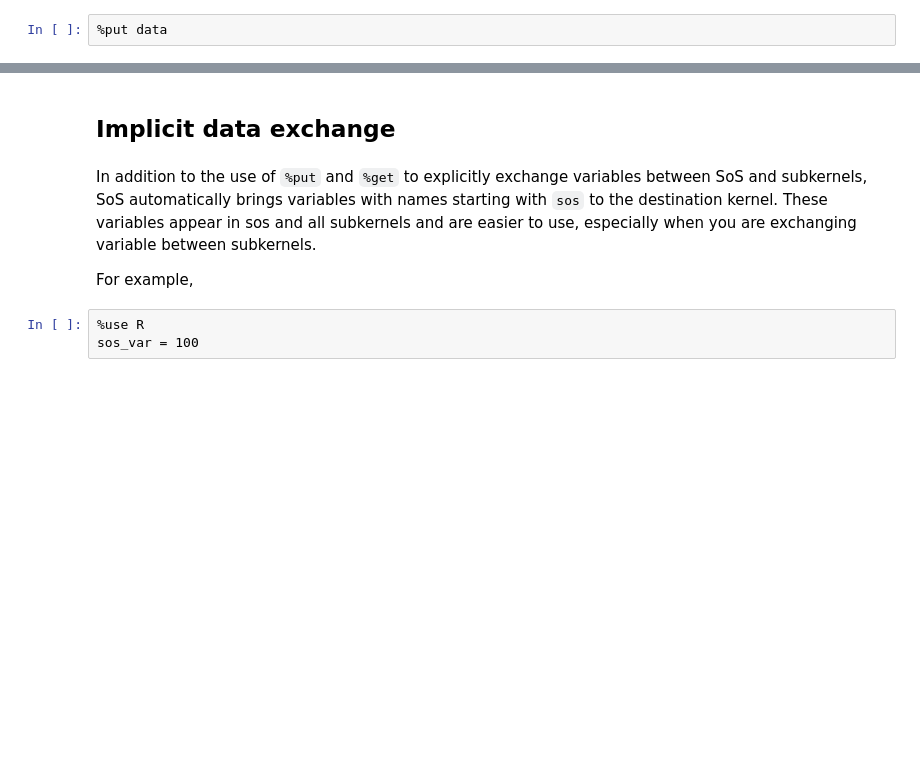
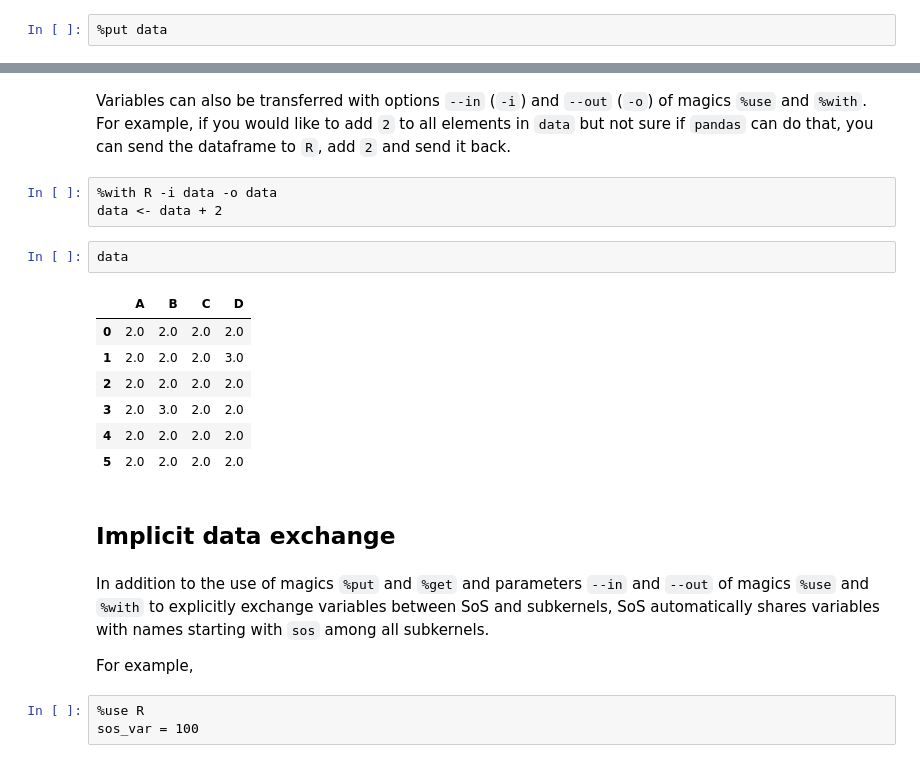
Before and after one commit to jirikuncar/SOS, a Jupyter notebook: docs/src/documentation/Notebook_Interface.ipynb, the cells around one changed output, grey strips where cells are left out. Saved outputs shown, nothing was run; the diff lists cells and outputs as text; blank space fills up the shorter version.

```diff
--- a/docs/src/documentation/Notebook_Interface.ipynb
+++ b/docs/src/documentation/Notebook_Interface.ipynb
@@ -161,7 +163,22 @@ data
+# %% [markdown]
+Variables can also be transferred with options `--in` (`-i`) and `--out` (`-o`) of magics `%use` and `%with`. For example, if you would like to add `2` to all elements in `data` but not sure if `pandas` can do that, you can send the dataframe to `R`, add `2` and send it back.
+# %%
+%with R -i data -o data
+data <- data + 2
+# %%
+data
+# %% [output]
+|  | A | B | C | D |
+| 0 | 2.0 | 2.0 | 2.0 | 2.0 |
+| 1 | 2.0 | 2.0 | 2.0 | 3.0 |
+| 2 | 2.0 | 2.0 | 2.0 | 2.0 |
+| 3 | 2.0 | 3.0 | 2.0 | 2.0 |
+| 4 | 2.0 | 2.0 | 2.0 | 2.0 |
+| 5 | 2.0 | 2.0 | 2.0 | 2.0 |
 # %% [markdown]
 ## Implicit data exchange
 # %% [markdown]
-In addition to the use of `%put` and `%get` to explicitly exchange variables between SoS and subkernels, SoS automatically brings variables with names starting with `sos` to the destination kernel. These variables appear in sos and all subkernels and are easier to use, especially when you are exchanging variable between subkernels.
+In addition to the use of magics `%put` and `%get` and parameters `--in` and `--out` of magics `%use` and `%with` to explicitly exchange variables between SoS and subkernels, SoS automatically shares variables with names starting with `sos` among all subkernels.
 
 For example,
 # %%
```
Also changed, not shown: parts of 8 cells of this notebook.
